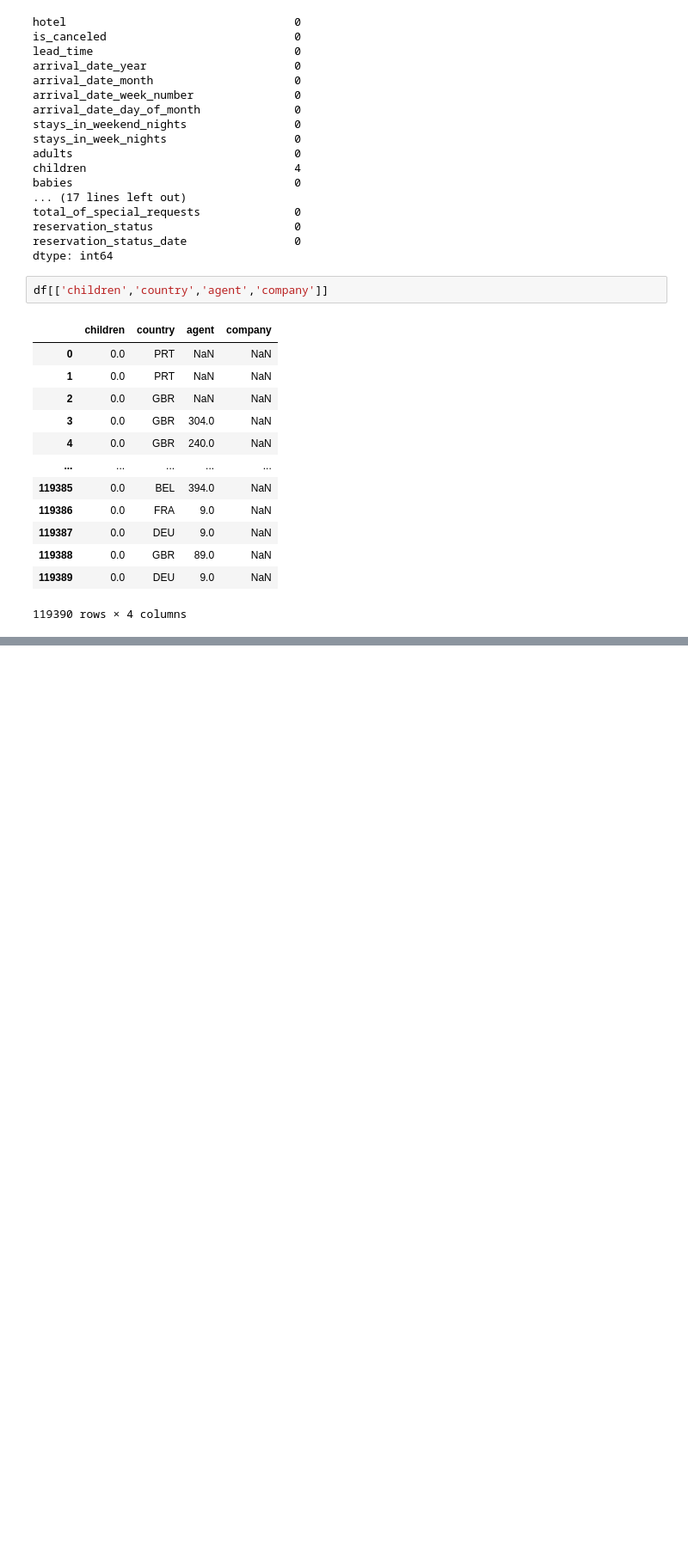
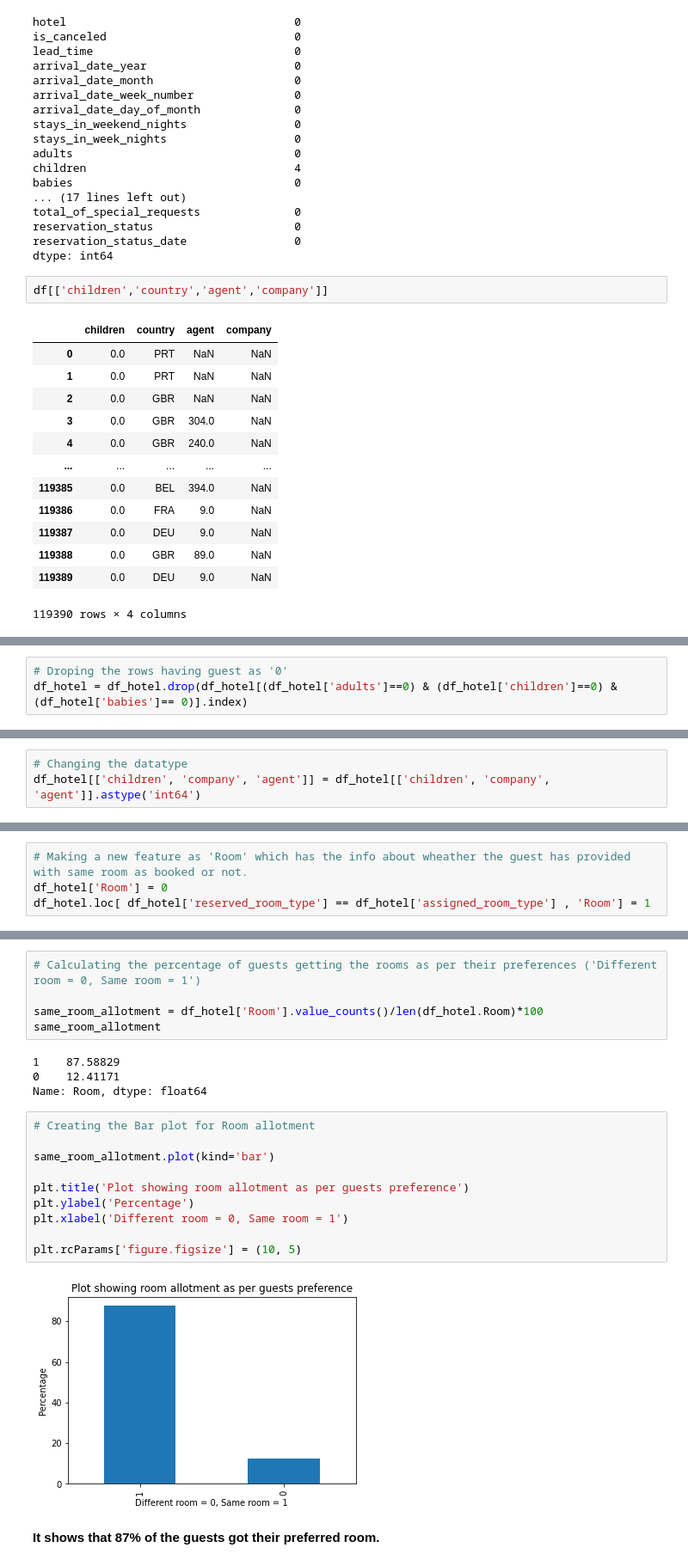
Before and after one commit to Aakash1095/EDA-capstone-project, a Jupyter notebook: Hotel_Booking_Analysis_Capstone_Project.ipynb, the cells around one changed output, grey strips where cells are left out. Shown: that part at 86% size. Cells and saved outputs as stored; diff of their text form; blank space fills up the shorter version.

```diff
--- a/Hotel_Booking_Analysis_Capstone_Project.ipynb
+++ b/Hotel_Booking_Analysis_Capstone_Project.ipynb
@@ -118,0 +193,3 @@ df[['children','country','agent','company']]
+# %%
+# Droping the rows having guest as '0'
+df_hotel = df_hotel.drop(df_hotel[(df_hotel['adults']==0) & (df_hotel['children']==0) & (df_hotel['babies']== 0)].index)
@@ -118,0 +200,3 @@ df[['children','country','agent','company']]
+# %%
+# Changing the datatype
+df_hotel[['children', 'company', 'agent']] = df_hotel[['children', 'company', 'agent']].astype('int64')
@@ -118,0 +225,4 @@ df[['children','country','agent','company']]
+# %%
+# Making a new feature as 'Room' which has the info about wheather the guest has provided with same room as booked or not.
+df_hotel['Room'] = 0
+df_hotel.loc[ df_hotel['reserved_room_type'] == df_hotel['assigned_room_type'] , 'Room'] = 1
@@ -118,0 +236,23 @@ df[['children','country','agent','company']]
+# %%
+# Calculating the percentage of guests getting the rooms as per their preferences ('Different room = 0, Same room = 1')
+
+same_room_allotment = df_hotel['Room'].value_counts()/len(df_hotel.Room)*100
+same_room_allotment
+# %% [output]
+1    87.58829
+0    12.41171
+Name: Room, dtype: float64
+# %%
+# Creating the Bar plot for Room allotment
+
+same_room_allotment.plot(kind='bar')
+
+plt.title('Plot showing room allotment as per guests preference')
+plt.ylabel('Percentage')
+plt.xlabel('Different room = 0, Same room = 1')
+
+plt.rcParams['figure.figsize'] = (10, 5)
+# %% [output]
+[figure, added]
+# %% [markdown]
+**It shows that 87% of the guests got their preferred room.**
```
Also changed, not shown: parts of 15 cells of this notebook.
